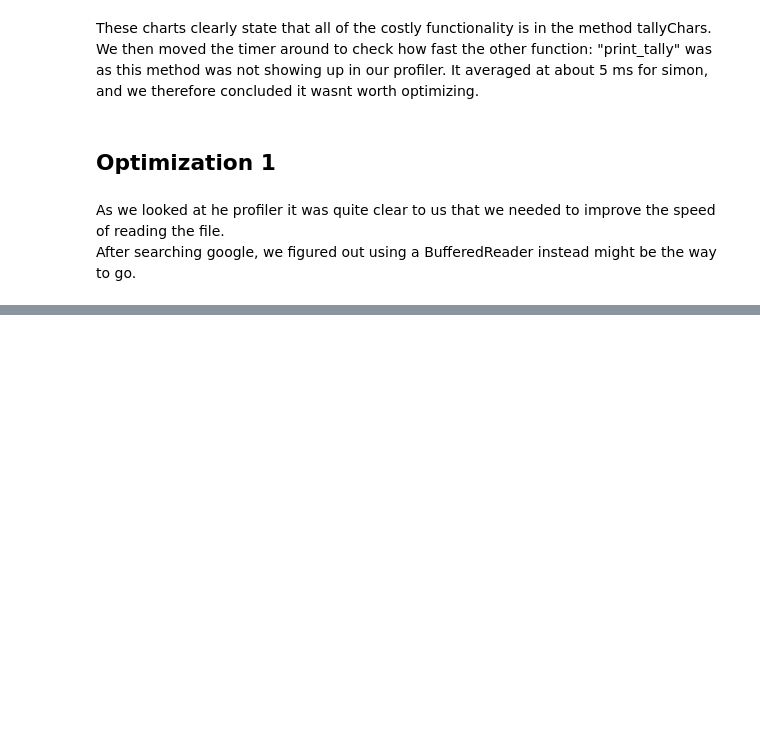
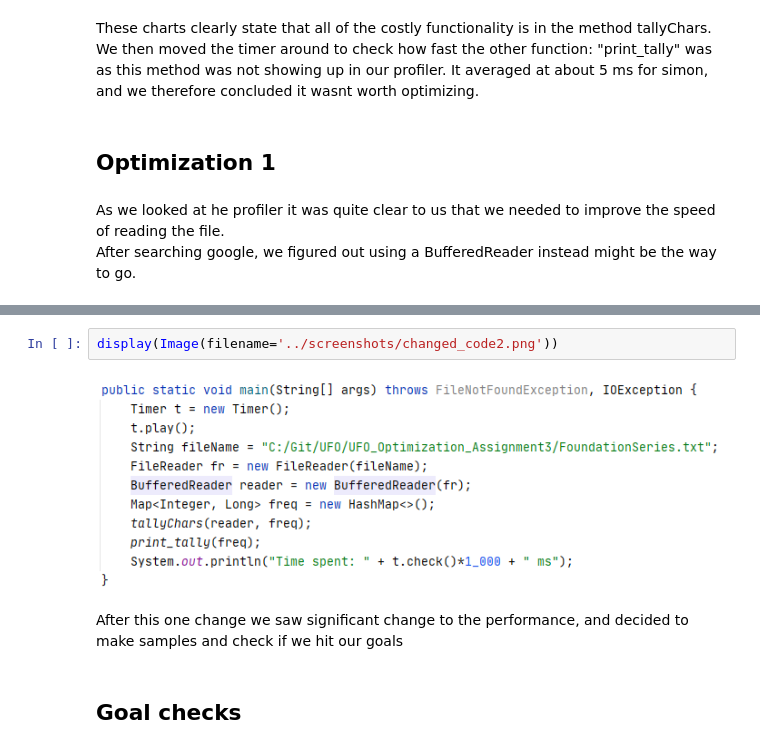
Before and after one commit to SimonBojesen/UFO_Optimization_Assignment3, a Jupyter notebook: python/Plotting_Tests.ipynb, the cells around one changed output, grey strips where cells are left out. Cells and saved outputs as stored; diff of their text form; blank space fills up the shorter version.

```diff
--- a/python/Plotting_Tests.ipynb
+++ b/python/Plotting_Tests.ipynb
@@ -74,0 +89,8 @@ After searching google, we figured out using a BufferedReader instead might be t
+# %%
+display(Image(filename='../screenshots/changed_code2.png'))
+# %% [output]
+[figure, added]
+# %% [markdown]
+After this one change we saw significant change to the performance, and decided to make samples and check if we hit our goals
+# %% [markdown]
+## Goal checks
```
Also changed, not shown: parts of 11 cells of this notebook, 5 other files.
